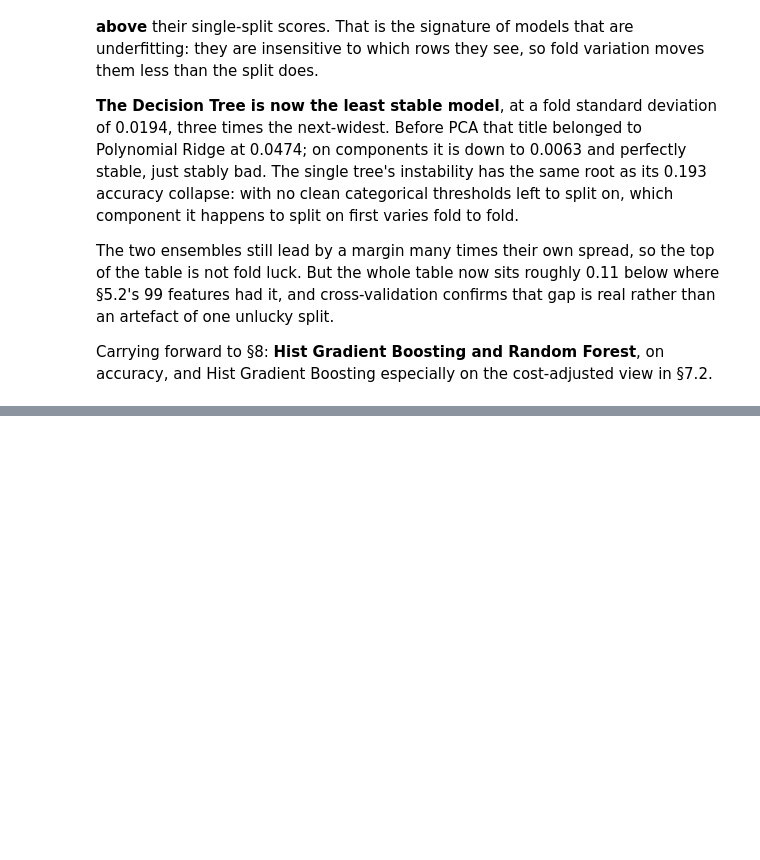
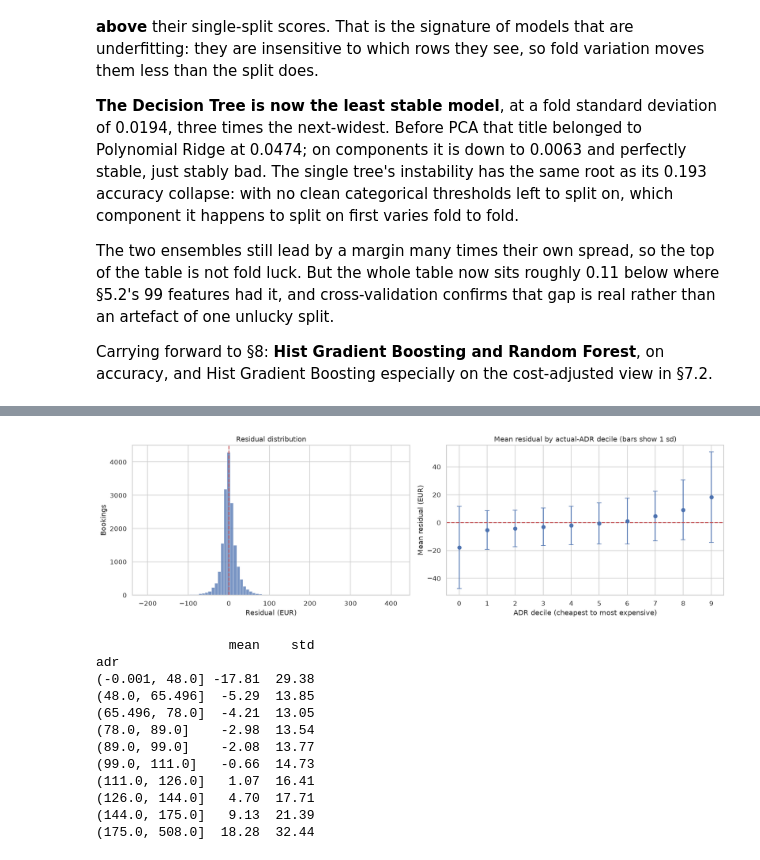
Before and after one commit to AnanyaBottu/ml-capstone, a Jupyter notebook: notebooks/regression.ipynb, the cells around one changed output, grey strips where cells are left out. Drawn from its saved outputs; the diff is of its cells as text; code cells hidden in the pictures; blank space fills up the shorter version.

```diff
--- a/notebooks/regression.ipynb
+++ b/notebooks/regression.ipynb
@@ -1046,0 +1243,36 @@ accuracy, and Hist Gradient Boosting especially on the cost-adjusted view in
+# %%
+fig, axes = plt.subplots(1, 2, figsize=(15, 4.6))
+
+sns.histplot(residuals, bins=80, ax=axes[0], color="#4C72B0")
+axes[0].axvline(0, color="#C44E52", lw=1.5, ls="--")
+axes[0].set(title="Residual distribution", xlabel="Residual (EUR)", ylabel="Bookings")
+
+band = pd.qcut(y_test, q=10, duplicates="drop")
+by_band = pd.DataFrame({"actual": y_test, "residual": residuals}).groupby(band, observed=True)["residual"]
+summary = by_band.agg(["mean", "std"])
+axes[1].errorbar(range(len(summary)), summary["mean"], yerr=summary["std"],
+                 fmt="o", capsize=4, color="#4C72B0")
+axes[1].axhline(0, color="#C44E52", lw=1.5, ls="--")
+axes[1].set(title="Mean residual by actual-ADR decile (bars show 1 sd)",
+            xlabel="ADR decile (cheapest to most expensive)",
+            ylabel="Mean residual (EUR)")
+axes[1].set_xticks(range(len(summary)))
+
+plt.tight_layout()
+plt.show()
+
+print(summary.round(2).to_string())
+# %% [output]
+[figure, added]
+                 mean    std
+adr
+(-0.001, 48.0] -17.81  29.38
+(48.0, 65.496]  -5.29  13.85
+(65.496, 78.0]  -4.21  13.05
+(78.0, 89.0]    -2.98  13.54
+(89.0, 99.0]    -2.08  13.77
+(99.0, 111.0]   -0.66  14.73
+(111.0, 126.0]   1.07  16.41
+(126.0, 144.0]   4.70  17.71
+(144.0, 175.0]   9.13  21.39
+(175.0, 508.0]  18.28  32.44
```
Also changed, not shown: parts of 18 cells of this notebook.
